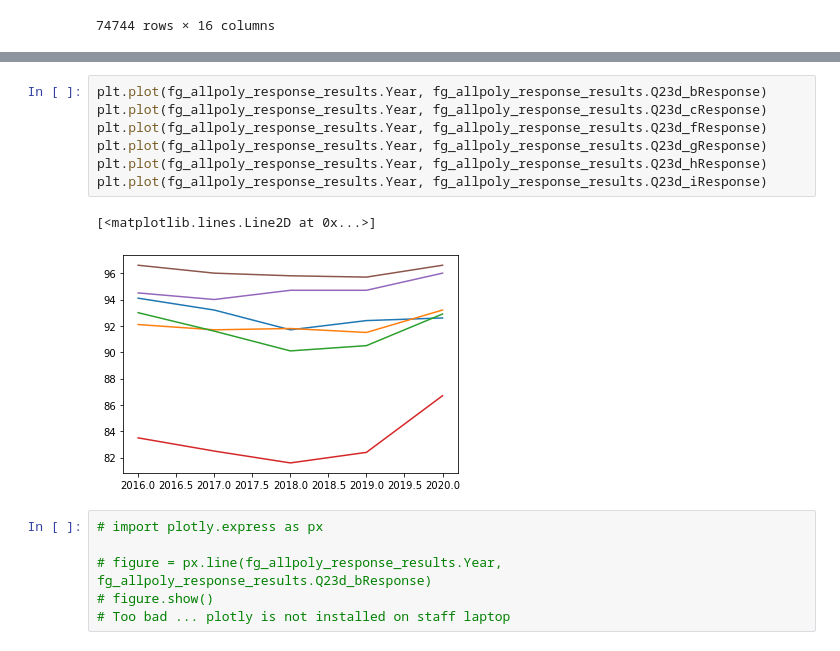
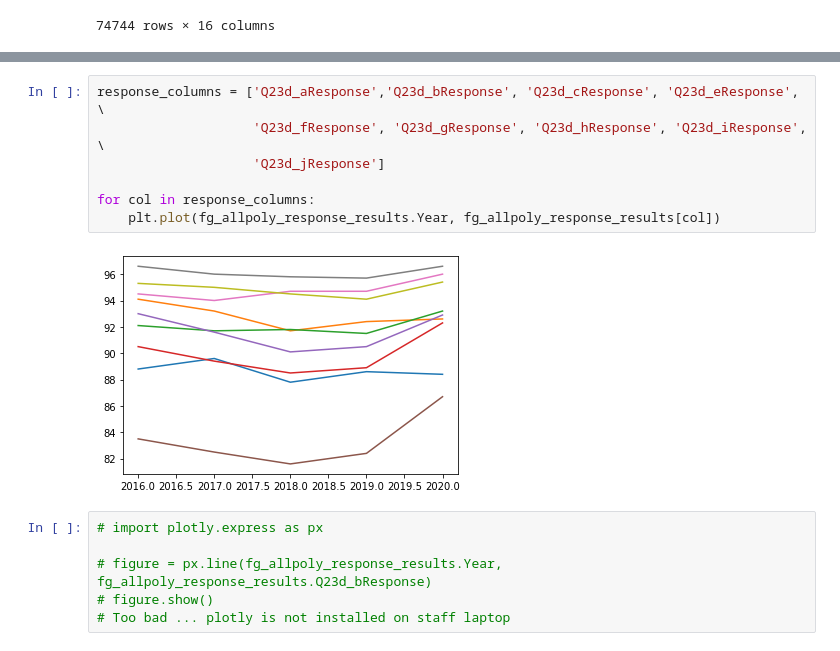
Before and after one commit to alex8toh/gesLifeSkills, a Jupyter notebook: getGESSummaryV2.2.ipynb, the cells around one changed output, grey strips where cells are left out. Saved outputs shown, nothing was run; the diff lists cells and outputs as text.

```diff
--- a/getGESSummaryV2.2.ipynb
+++ b/getGESSummaryV2.2.ipynb
@@ -136,13 +124,12 @@ fg_allpoly_response_results
-# %%
-plt.plot(fg_allpoly_response_results.Year, fg_allpoly_response_results.Q23d_bResponse)
-plt.plot(fg_allpoly_response_results.Year, fg_allpoly_response_results.Q23d_cResponse)
-plt.plot(fg_allpoly_response_results.Year, fg_allpoly_response_results.Q23d_fResponse)
-plt.plot(fg_allpoly_response_results.Year, fg_allpoly_response_results.Q23d_gResponse)
-plt.plot(fg_allpoly_response_results.Year, fg_allpoly_response_results.Q23d_hResponse)
-plt.plot(fg_allpoly_response_results.Year, fg_allpoly_response_results.Q23d_iResponse)
-# %% [output]
-[<matplotlib.lines.Line2D at 0x...>]
-[figure, removed]
+# %%
+response_columns = ['Q23d_aResponse','Q23d_bResponse', 'Q23d_cResponse', 'Q23d_eResponse', \
+                    'Q23d_fResponse', 'Q23d_gResponse', 'Q23d_hResponse', 'Q23d_iResponse', \
+                    'Q23d_jResponse']
+
+for col in response_columns:
+    plt.plot(fg_allpoly_response_results.Year, fg_allpoly_response_results[col])
+# %% [output]
+[figure, added]
 # %%
 # import plotly.express as px
 
```
Also changed, not shown: parts of 6 cells of this notebook.
